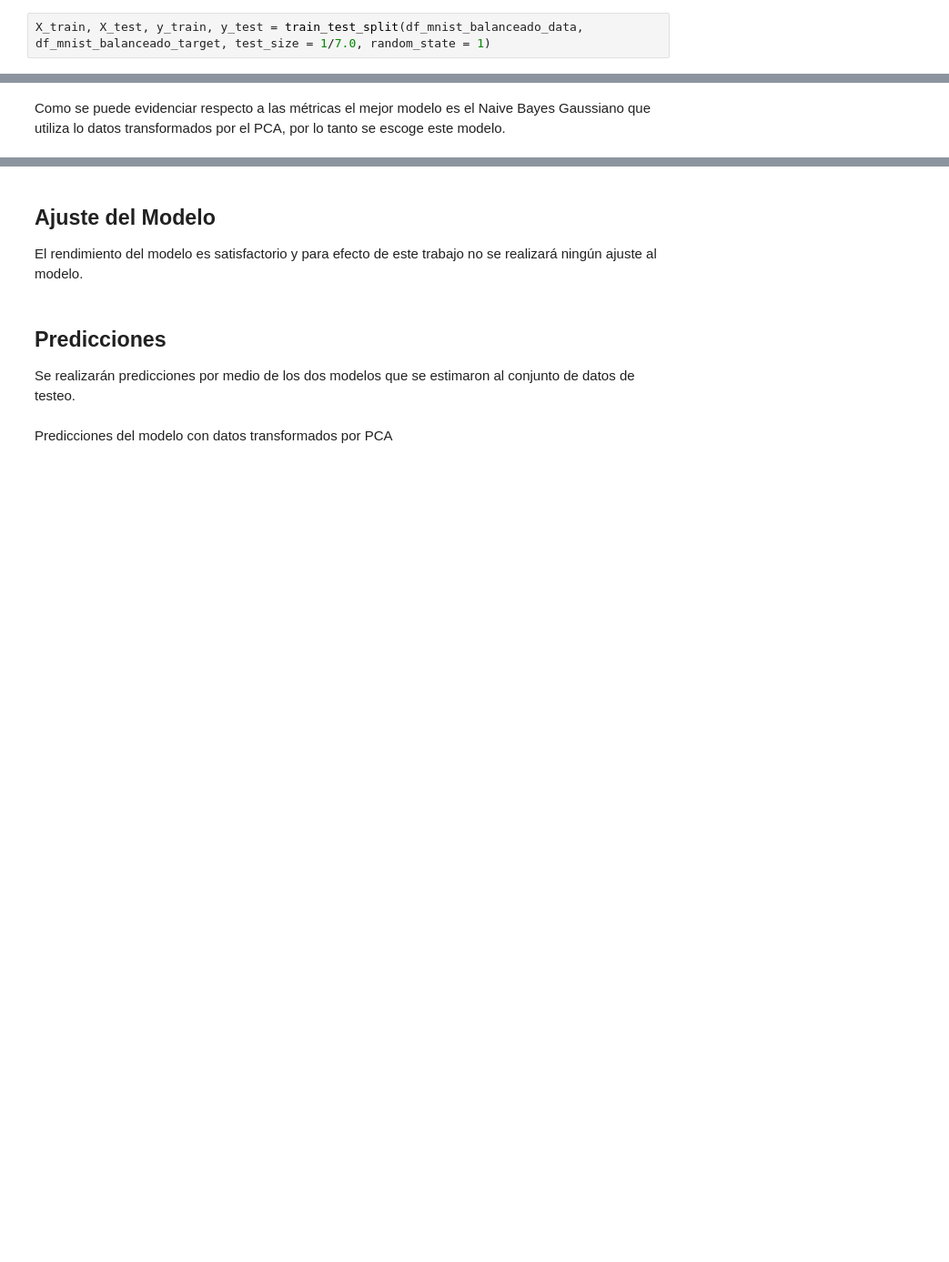
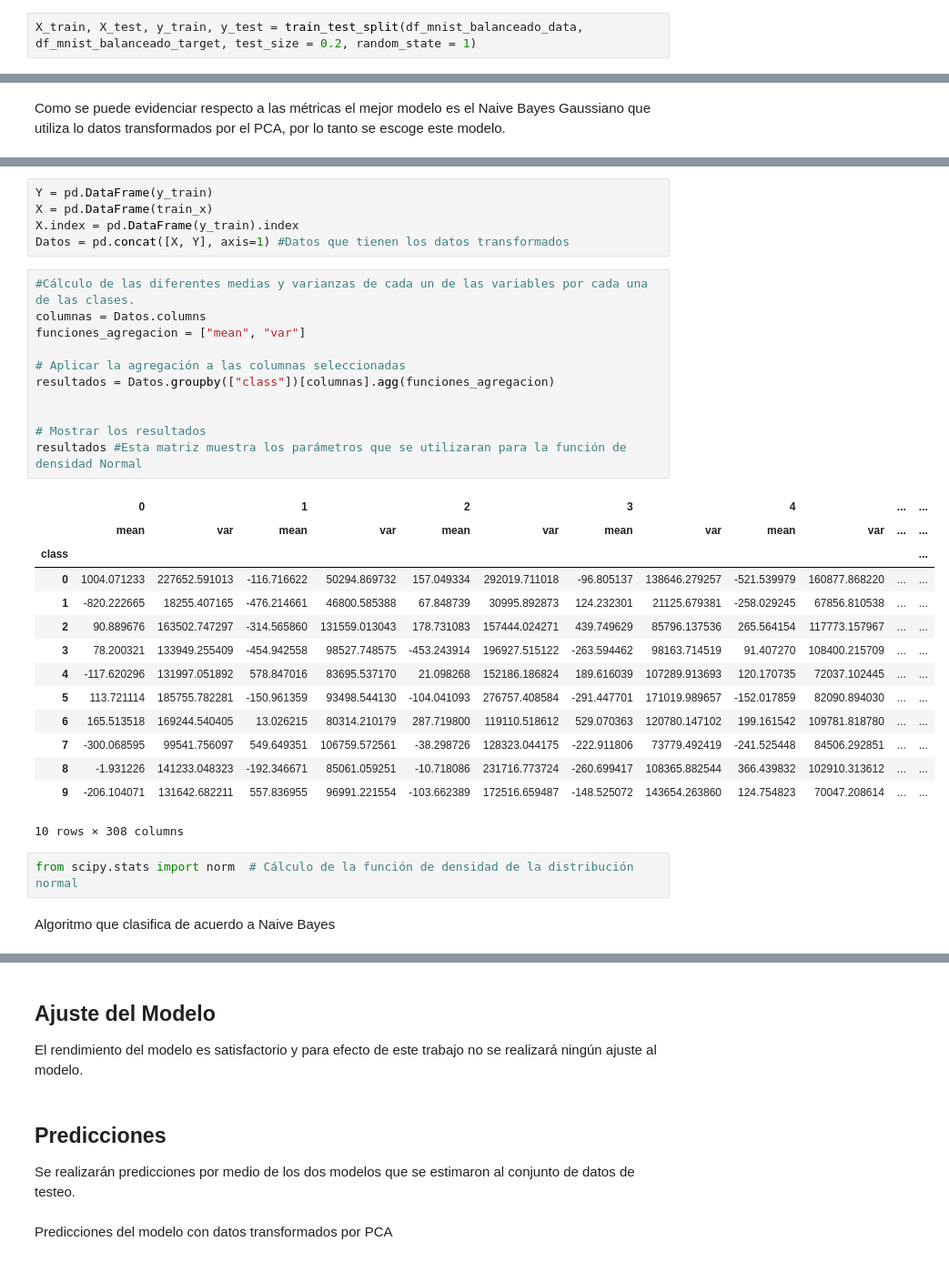
Before and after one commit to bfsarmientov2/CRISP_DM, a Jupyter notebook: Modelo Naive Bayes.ipynb, the cells around one changed output, grey strips where cells are left out. Shown at 91% size. Drawn from its saved outputs; the diff is of its cells as text; blank space fills up the shorter version.

```diff
--- a/Modelo Naive Bayes.ipynb
+++ b/Modelo Naive Bayes.ipynb
@@ -422,5 +423,5 @@ Como se vio anteriormente el modelo a utilizar será el Naive Bayes, Se crean lo
 
 El conjunto de testeo sera del (100/7)% del conjunto total de la base de datos MINST.
 # %%
-X_train, X_test, y_train, y_test = train_test_split(df_mnist_balanceado_data, df_mnist_balanceado_target, test_size = 1/7.0, random_state = 1)
+X_train, X_test, y_train, y_test = train_test_split(df_mnist_balanceado_data, df_mnist_balanceado_target, test_size = 0.2, random_state = 1)
 # %% [markdown]
@@ -516,0 +522,35 @@ Como se puede evidenciar respecto a las métricas el mejor modelo es el Naive Ba
+# %%
+Y = pd.DataFrame(y_train)
+X = pd.DataFrame(train_x)
+X.index = pd.DataFrame(y_train).index
+Datos = pd.concat([X, Y], axis=1) #Datos que tienen los datos transformados
+# %%
+#Cálculo de las diferentes medias y varianzas de cada un de las variables por cada una de las clases.
+columnas = Datos.columns
+funciones_agregacion = ["mean", "var"]
+
+# Aplicar la agregación a las columnas seleccionadas
+resultados = Datos.groupby(["class"])[columnas].agg(funciones_agregacion)
+
+
+# Mostrar los resultados
+resultados #Esta matriz muestra los parámetros que se utilizaran para la función de densidad Normal
+# %% [output]
+|  | 0 |  | 1 |  | 2 |  | 3 |  | 4 |  | ... | ... |
+|  | mean | var | mean | var | mean | var | mean | var | mean | var | ... | ... |
+| class |  |  |  |  |  |  |  |  |  |  |  | ... |
+| 0 | 1004.071233 | 227652.591013 | -116.716622 | 50294.869732 | 157.049334 | 292019.711018 | -96.805137 | 138646.279257 | -521.539979 | 160877.868220 | ... | ... |
+| 1 | -820.222665 | 18255.407165 | -476.214661 | 46800.585388 | 67.848739 | 30995.892873 | 124.232301 | 21125.679381 | -258.029245 | 67856.810538 | ... | ... |
+| 2 | 90.889676 | 163502.747297 | -314.565860 | 131559.013043 | 178.731083 | 157444.024271 | 439.749629 | 85796.137536 | 265.564154 | 117773.157967 | ... | ... |
+| 3 | 78.200321 | 133949.255409 | -454.942558 | 98527.748575 | -453.243914 | 196927.515122 | -263.594462 | 98163.714519 | 91.407270 | 108400.215709 | ... | ... |
+| 4 | -117.620296 | 131997.051892 | 578.847016 | 83695.537170 | 21.098268 | 152186.186824 | 189.616039 | 107289.913693 | 120.170735 | 72037.102445 | ... | ... |
+| 5 | 113.721114 | 185755.782281 | -150.961359 | 93498.544130 | -104.041093 | 276757.408584 | -291.447701 | 171019.989657 | -152.017859 | 82090.894030 | ... | ... |
+| 6 | 165.513518 | 169244.540405 | 13.026215 | 80314.210179 | 287.719800 | 119110.518612 | 529.070363 | 120780.147102 | 199.161542 | 109781.818780 | ... | ... |
+| 7 | -300.068595 | 99541.756097 | 549.649351 | 106759.572561 | -38.298726 | 128323.044175 | -222.911806 | 73779.492419 | -241.525448 | 84506.292851 | ... | ... |
+| 8 | -1.931226 | 141233.048323 | -192.346671 | 85061.059251 | -10.718086 | 231716.773724 | -260.699417 | 108365.882544 | 366.439832 | 102910.313612 | ... | ... |
+| 9 | -206.104071 | 131642.682211 | 557.836955 | 96991.221554 | -103.662389 | 172516.659487 | -148.525072 | 143654.263860 | 124.754823 | 70047.208614 | ... | ... |
+10 rows × 308 columns
+# %%
+from scipy.stats import norm  # Cálculo de la función de densidad de la distribución normal
+# %% [markdown]
+Algoritmo que clasifica de acuerdo a Naive Bayes
```
Also changed, not shown: parts of 21 cells of this notebook.
